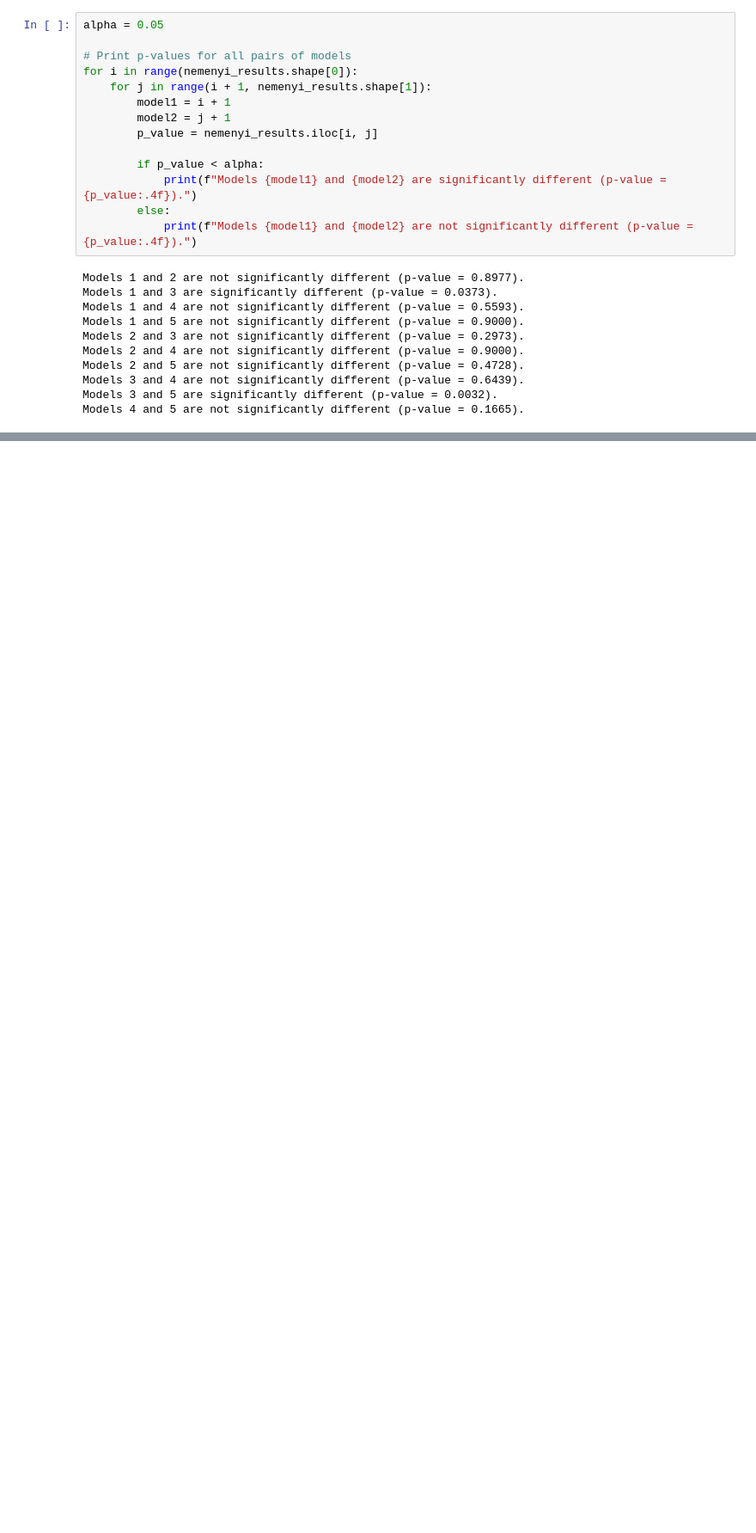
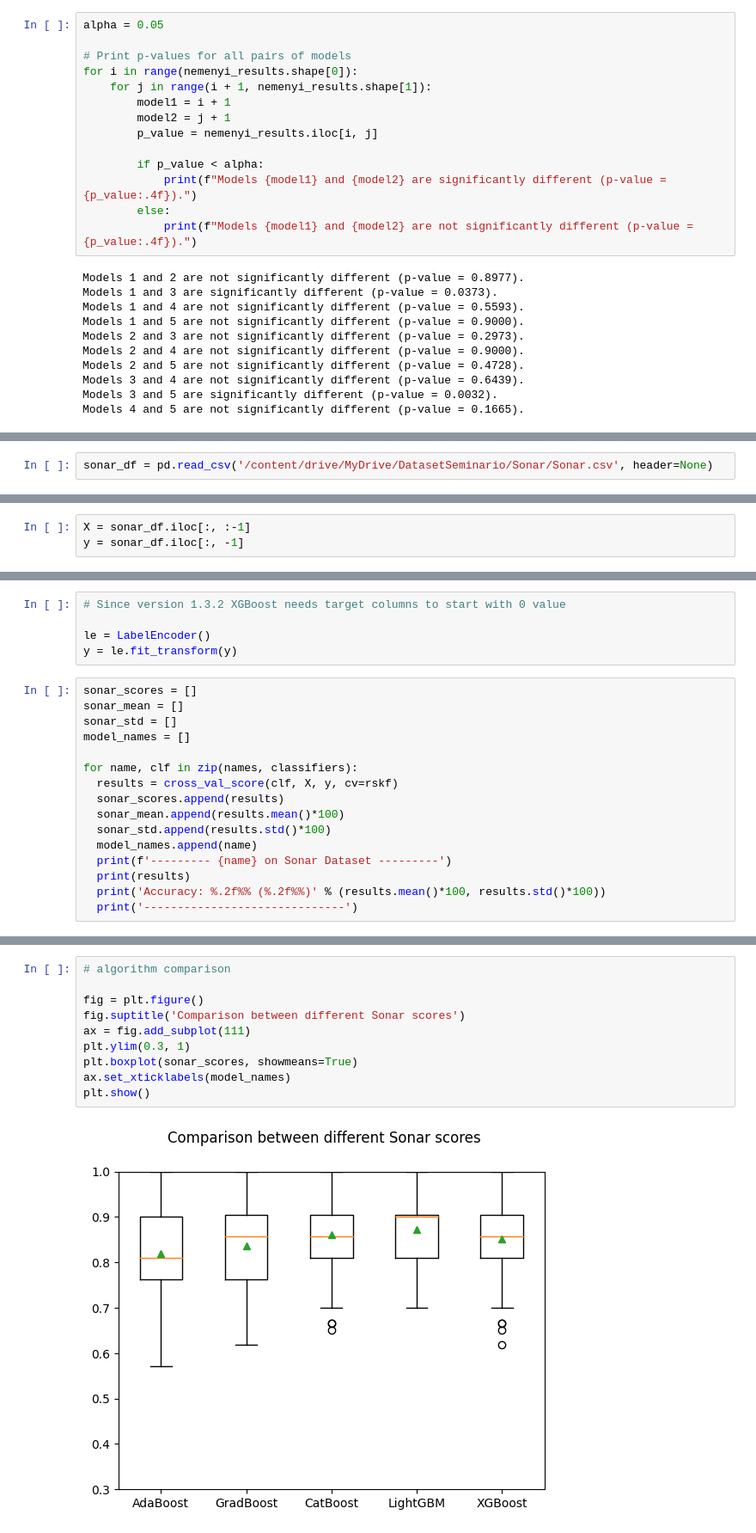
Before and after one commit to RochaErik/AlgorithmComparison, a Jupyter notebook: AlgorithmComparison.ipynb, the cells around one changed output, grey strips where cells are left out. Shown at 86% size. Drawn from its saved outputs; the diff is of its cells as text; blank space fills up the shorter version.

```diff
--- a/AlgorithmComparison.ipynb
+++ b/AlgorithmComparison.ipynb
@@ -1718,0 +2090,2 @@ Models 4 and 5 are not significantly different (p-value = 0.1665).
+# %%
+sonar_df = pd.read_csv('/content/drive/MyDrive/DatasetSeminario/Sonar/Sonar.csv', header=None)
@@ -1718,0 +2134,3 @@ Models 4 and 5 are not significantly different (p-value = 0.1665).
+# %%
+X = sonar_df.iloc[:, :-1]
+y = sonar_df.iloc[:, -1]
@@ -1718,0 +2156,21 @@ Models 4 and 5 are not significantly different (p-value = 0.1665).
+# %%
+# Since version 1.3.2 XGBoost needs target columns to start with 0 value
+
+le = LabelEncoder()
+y = le.fit_transform(y)
+# %%
+sonar_scores = []
+sonar_mean = []
+sonar_std = []
+model_names = []
+
+for name, clf in zip(names, classifiers):
+  results = cross_val_score(clf, X, y, cv=rskf)
+  sonar_scores.append(results)
+  sonar_mean.append(results.mean()*100)
+  sonar_std.append(results.std()*100)
+  model_names.append(name)
+  print(f'--------- {name} on Sonar Dataset ---------')
+  print(results)
+  print('Accuracy: %.2f%% (%.2f%%)' % (results.mean()*100, results.std()*100))
+  print('------------------------------')
@@ -1718,0 +2211,12 @@ Models 4 and 5 are not significantly different (p-value = 0.1665).
+# %%
+# algorithm comparison
+
+fig = plt.figure()
+fig.suptitle('Comparison between different Sonar scores')
+ax = fig.add_subplot(111)
+plt.ylim(0.3, 1)
+plt.boxplot(sonar_scores, showmeans=True)
+ax.set_xticklabels(model_names)
+plt.show()
+# %% [output]
+[figure, added]
```
Also changed, not shown: parts of 209 cells of this notebook.
